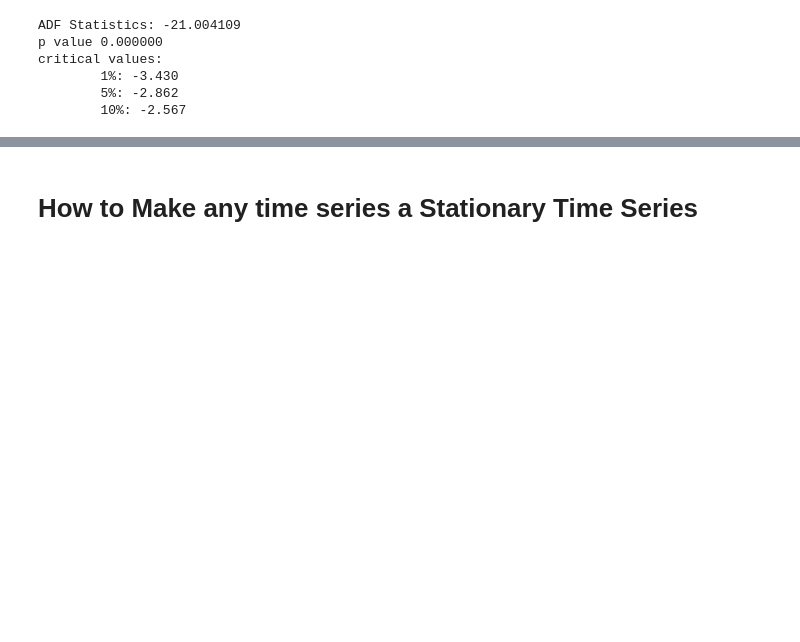
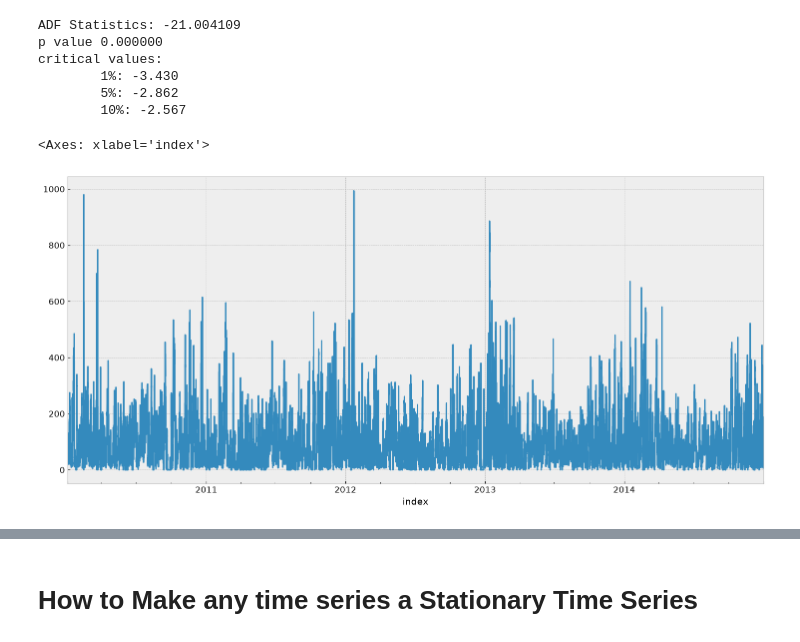
Before and after one commit to Chefi/A-Practical-Approach-to-Timeseries-Forecasting-using-Python, a Jupyter notebook: Data Processing for Time Series.ipynb, the cells around one changed output, grey strips where cells are left out. Drawn from its saved outputs; the diff is of its cells as text; code cells hidden in the pictures; blank space fills up the shorter version.

```diff
--- a/Data Processing for Time Series.ipynb
+++ b/Data Processing for Time Series.ipynb
@@ -584,3 +584,8 @@ critical values:
         1%: -3.430
         5%: -2.862
         10%: -2.567
+# %%
+air_pollution['pollution_today'].plot()
+# %% [output]
+<Axes: xlabel='index'>
+[figure, added]
```
Also changed, not shown: parts of 1 cell of this notebook, 2 other files.
